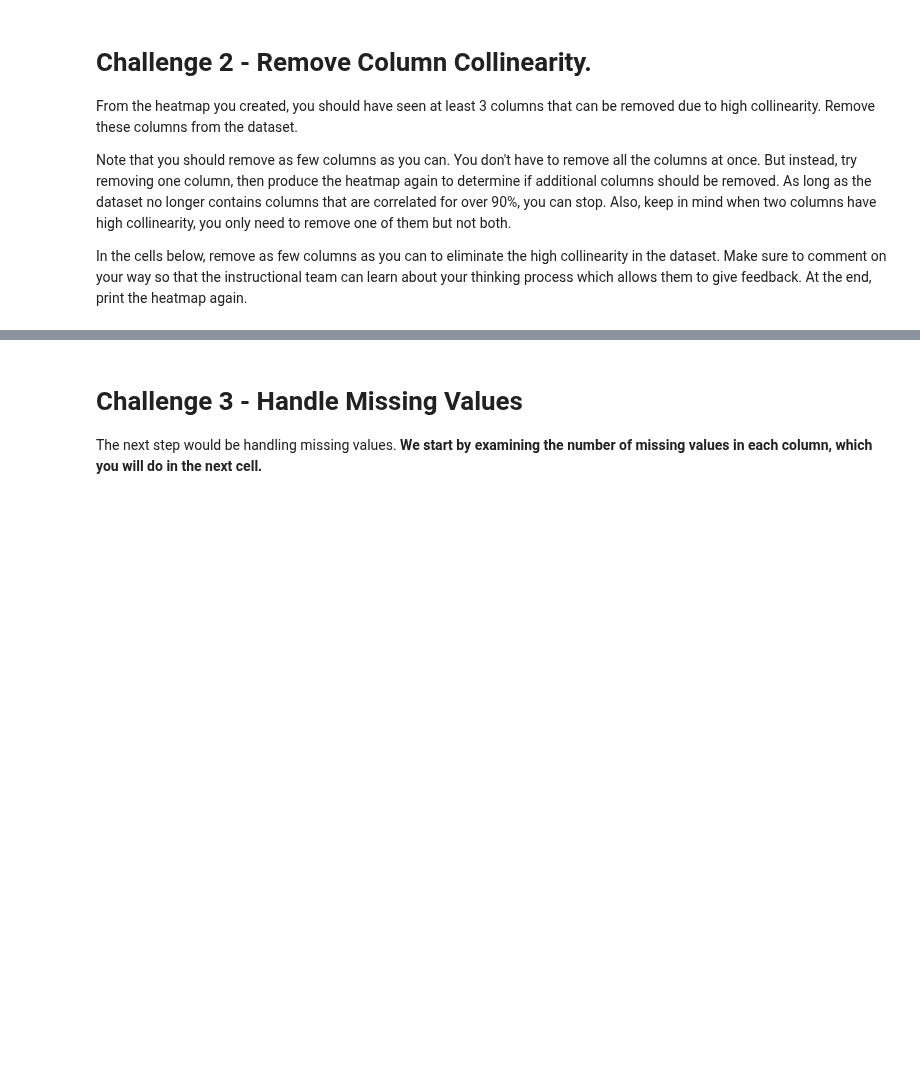
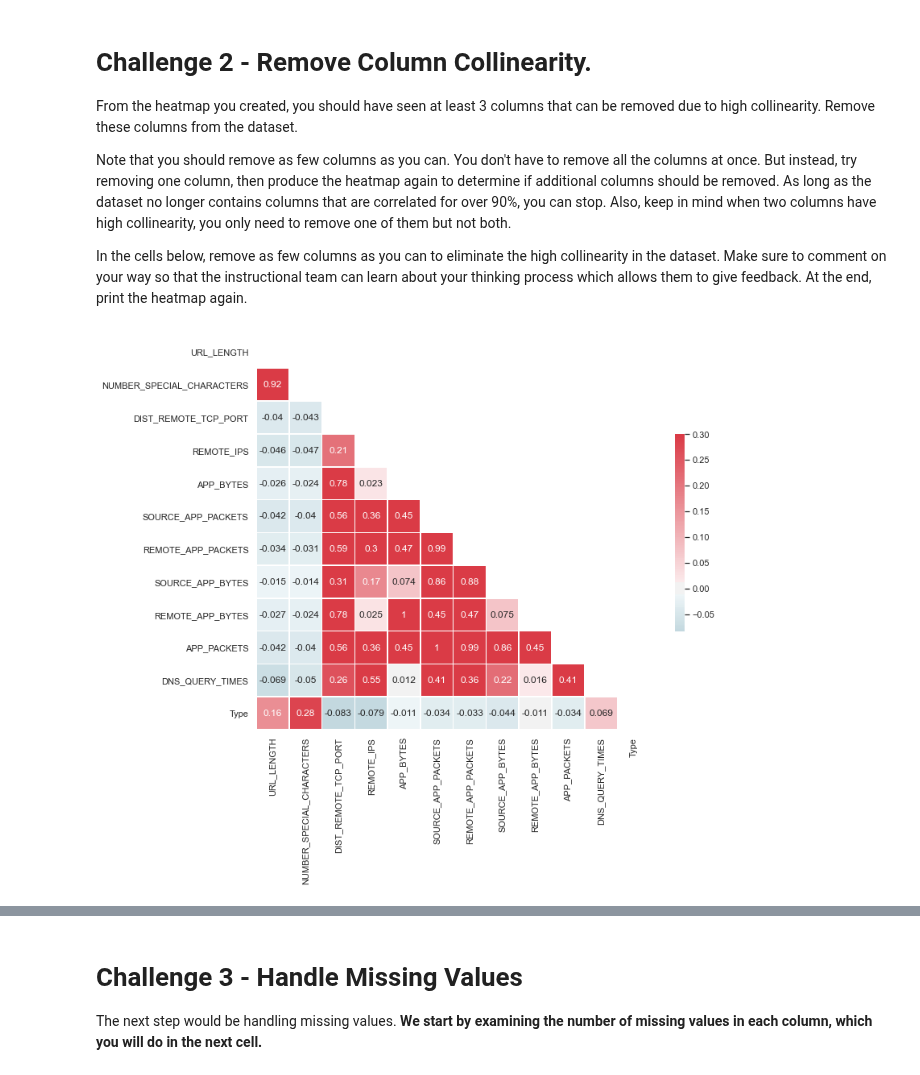
Before and after one commit to ta-data-lis/lab-supervised-learning, a Jupyter notebook: your-code/main.ipynb, the cells around one changed output, grey strips where cells are left out. Saved outputs shown, nothing was run; the diff lists cells and outputs as text; code cells hidden in the pictures; blank space fills up the shorter version.

```diff
--- a/your-code/main.ipynb
+++ b/your-code/main.ipynb
@@ -70,0 +218,9 @@ In the cells below, remove as few columns as you can to eliminate the high colli
+# %%
+# Your code here
+websites_Nocol=websites.copy()
+
+websites_Nocol.drop(columns="TCP_CONVERSATION_EXCHANGE",inplace=True)
+
+heatmap_f(websites_Nocol)
+# %% [output]
+[figure, added]
```
Also changed, not shown: parts of 71 cells of this notebook.
